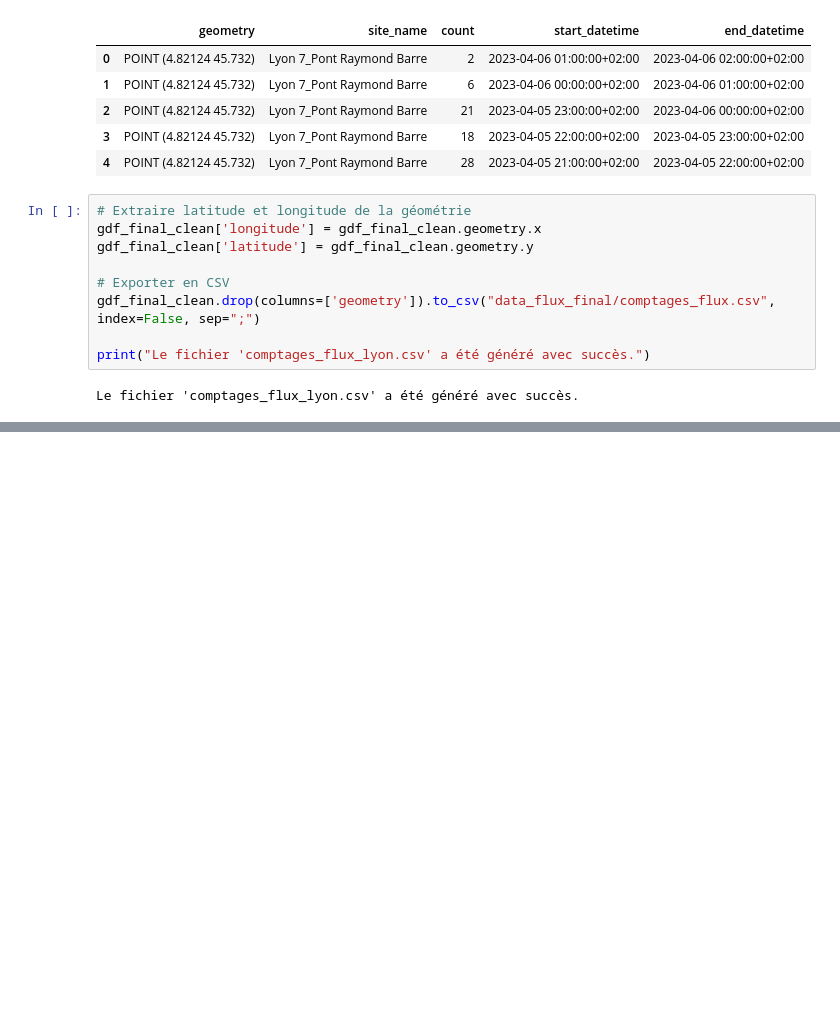
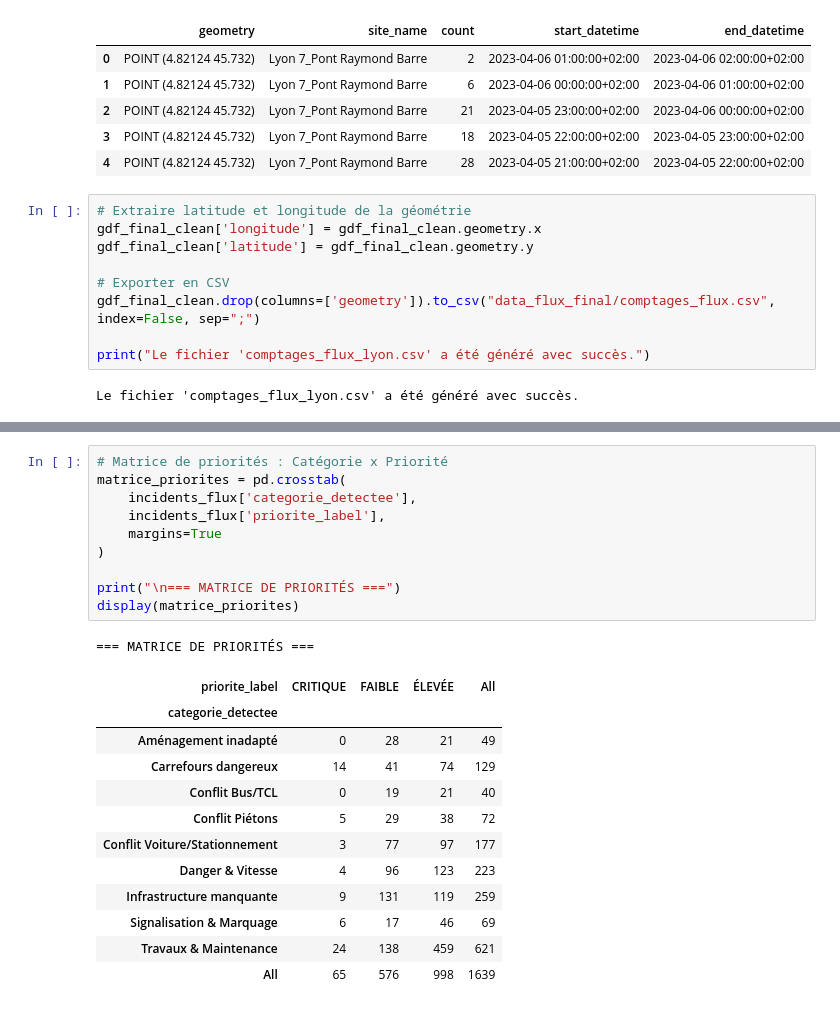
Before and after one commit to Lilian2588/datathon, a Jupyter notebook: main.ipynb, the cells around one changed output, grey strips where cells are left out. Cells and saved outputs as stored; diff of their text form; blank space fills up the shorter version.

```diff
--- a/main.ipynb
+++ b/main.ipynb
@@ -324,0 +704,24 @@ Colonnes: ['Adresse', 'count', 'start_datetime', 'end_datetime', 'longitude', 'l
+# %%
+# Matrice de priorités : Catégorie x Priorité
+matrice_priorites = pd.crosstab(
+    incidents_flux['categorie_detectee'],
+    incidents_flux['priorite_label'],
+    margins=True
+)
+
+print("\n=== MATRICE DE PRIORITÉS ===")
+display(matrice_priorites)
+# %% [output]
+=== MATRICE DE PRIORITÉS ===
+| priorite_label | CRITIQUE | FAIBLE | ÉLEVÉE | All |
+| categorie_detectee |  |  |  |  |
+| Aménagement inadapté | 0 | 28 | 21 | 49 |
+| Carrefours dangereux | 14 | 41 | 74 | 129 |
+| Conflit Bus/TCL | 0 | 19 | 21 | 40 |
+| Conflit Piétons | 5 | 29 | 38 | 72 |
+| Conflit Voiture/Stationnement | 3 | 77 | 97 | 177 |
+| Danger & Vitesse | 4 | 96 | 123 | 223 |
+| Infrastructure manquante | 9 | 131 | 119 | 259 |
+| Signalisation & Marquage | 6 | 17 | 46 | 69 |
+| Travaux & Maintenance | 24 | 138 | 459 | 621 |
+| All | 65 | 576 | 998 | 1639 |
```
Also changed, not shown: parts of 25 cells of this notebook, 4 other files.
